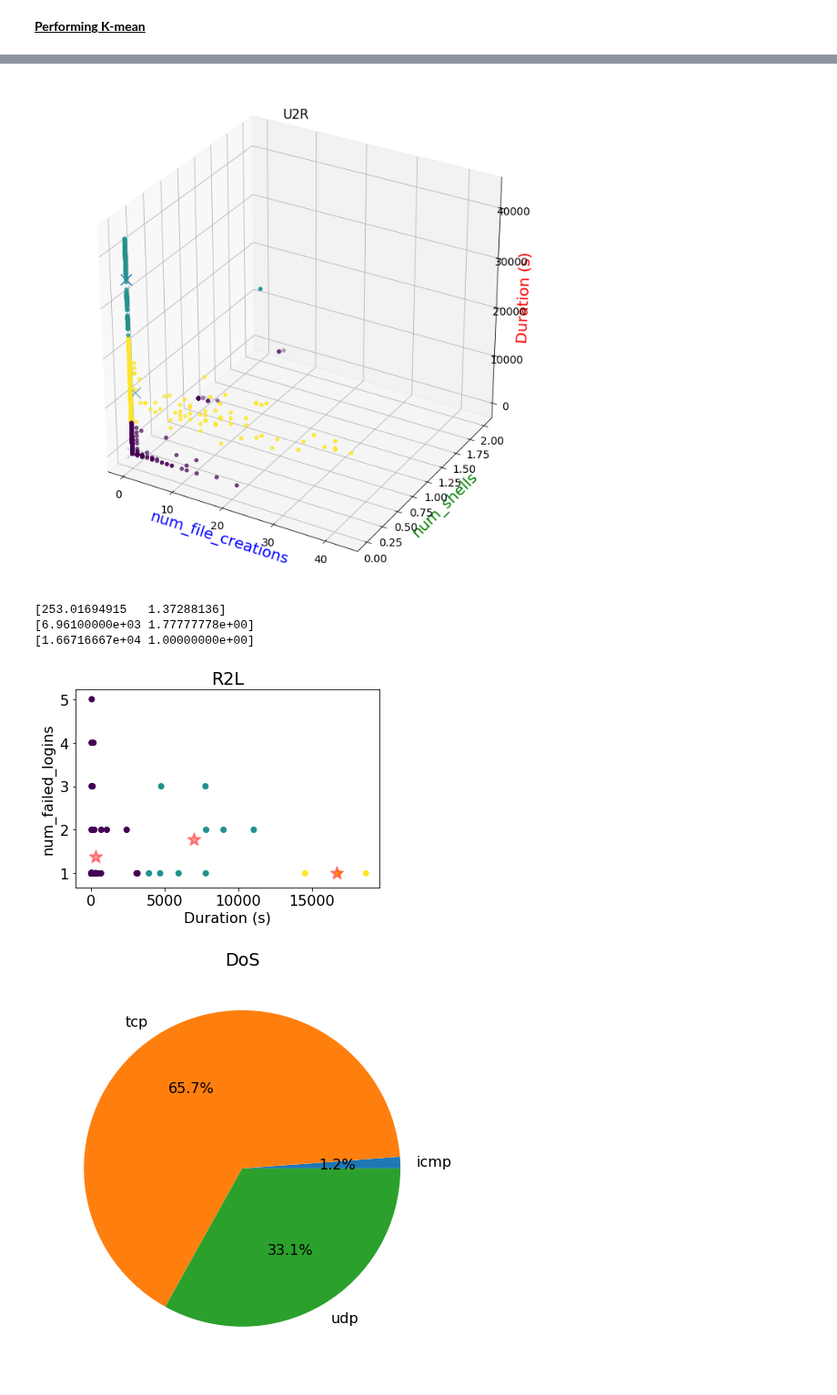
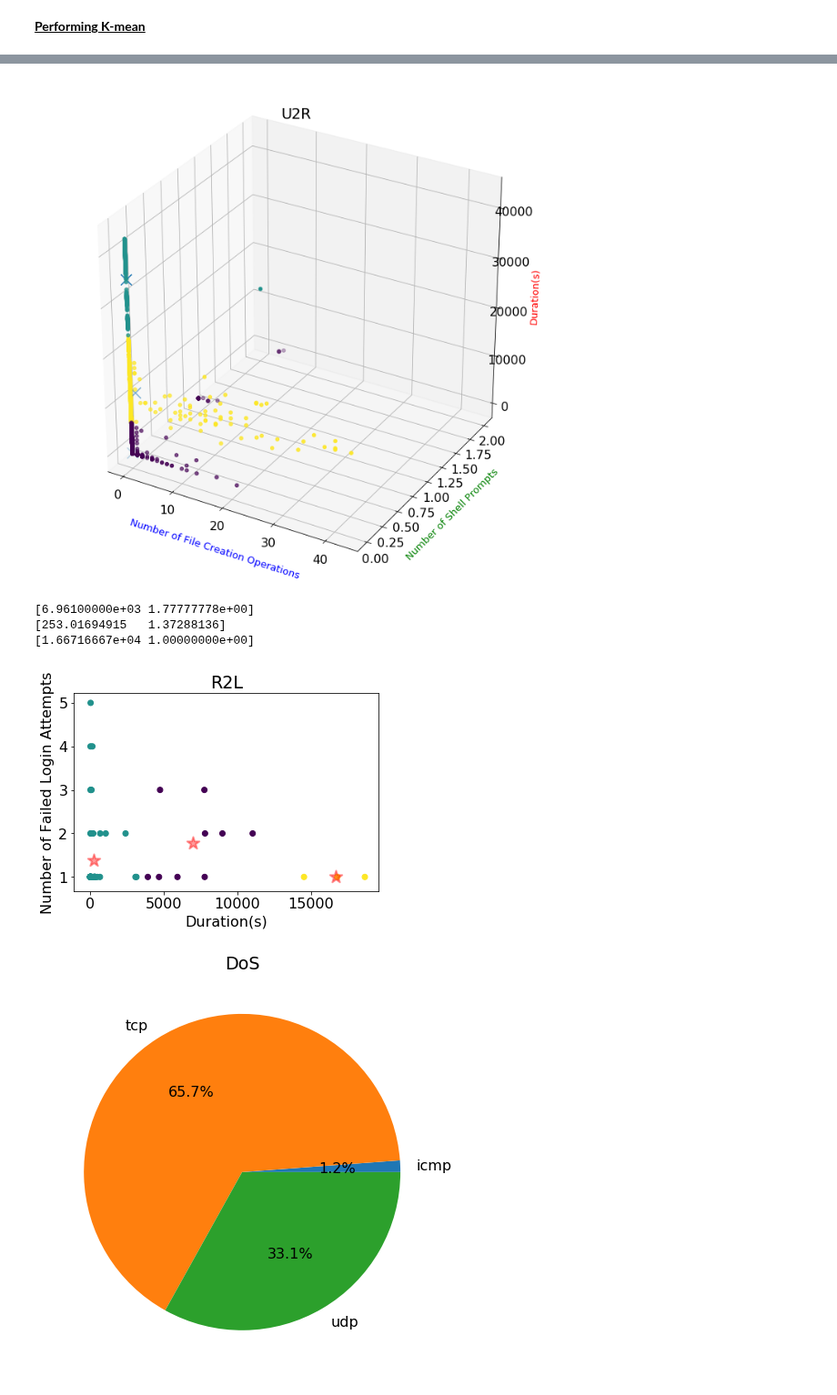
Before and after one commit to BaiKongQue/CSCI-191T_Security_Group, a Jupyter notebook: Security Group Project.ipynb, the cells around one changed output, grey strips where cells are left out. Shown at 91% size. Saved outputs shown, nothing was run; the diff lists cells and outputs as text; code cells hidden in the pictures.

```diff
--- a/Security Group Project.ipynb
+++ b/Security Group Project.ipynb
@@ -243,14 +238,14 @@ k_mean(3, kddDF[['num_file_creations', 'num_shells']], "U2R", NonZero=[])
 # %%
-k_mean3D(3,  kddDF[['num_file_creations', 'num_shells', 'duration']], "U2R", zLabel='Duration (s)')
+k_mean3D(3,  kddDF[['num_file_creations', 'num_shells', 'duration']], title="U2R", xLabel="Number of File Creation Operations", yLabel="Number of Shell Prompts", zLabel='Duration(s)')
 # %% [output]
-[figure, old version]
+[figure, new version]
 # %%
-k_mean(3, kddDF[['duration', 'num_failed_logins']], "R2L", "Duration (s)")
+k_mean(3, kddDF[['duration', 'num_failed_logins']], title="R2L", xLabel="Duration(s)", yLabel="Number of Failed Login Attempts")
 # %% [output]
+[6.96100000e+03 1.77777778e+00]
 [253.01694915   1.37288136]
-[6.96100000e+03 1.77777778e+00]
 [1.66716667e+04 1.00000000e+00]
-[figure, old version]
+[figure, new version]
 # %%
 k_nn(kddDF[['src_bytes','count', 'protocol_type', 'class']], "src_bytes", "protocol_type", "DoS")
 # %% [output]
```
Also changed, not shown: parts of 11 cells of this notebook.
